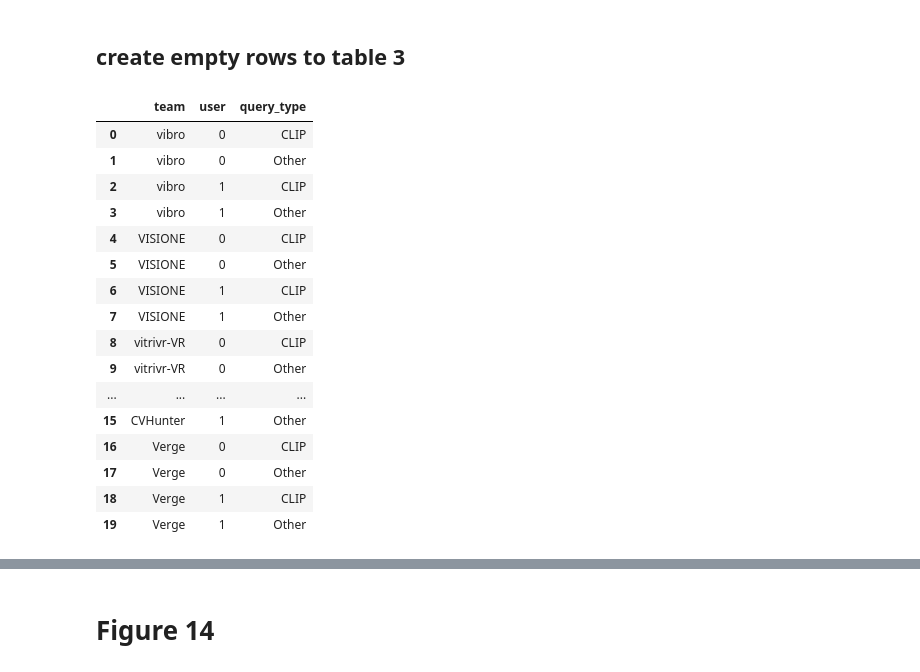
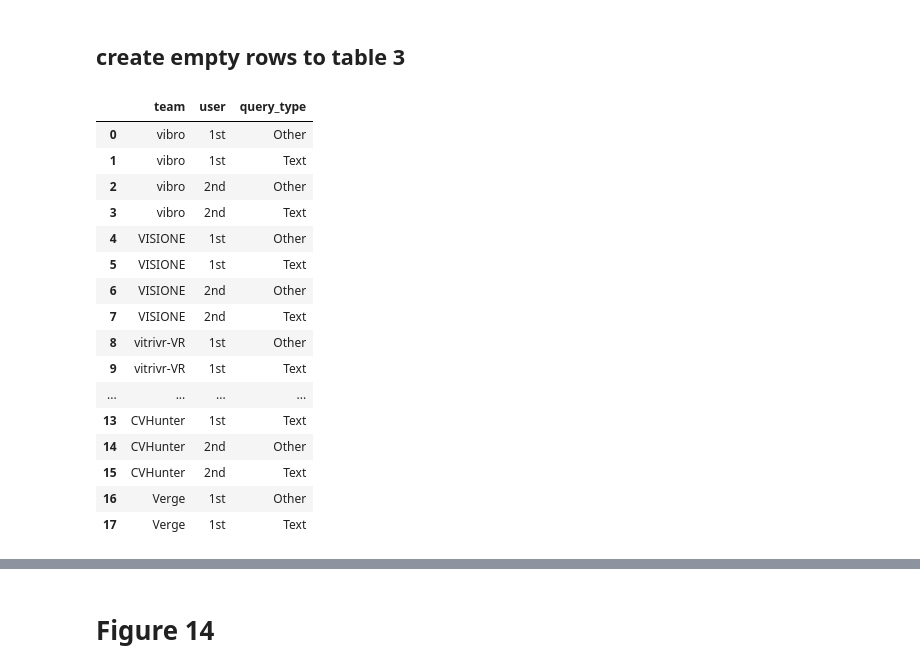
Before and after one commit to sauterl/VBS23-Post-Hoc-Analysis, a Jupyter notebook: src/python/notebooks/text_query_processing_2023.ipynb, the cells around one changed output, grey strips where cells are left out. Cells and saved outputs as stored; diff of their text form; code cells hidden in the pictures.

```diff
--- a/src/python/notebooks/text_query_processing_2023.ipynb
+++ b/src/python/notebooks/text_query_processing_2023.ipynb
@@ -48,13 +48,15 @@ dataset["task_type"] = "visual"
 dataset.loc[dataset.task.str.contains("kis-t"),"task_type"] = "textual"
 
 dataset["query_type"] = "Other"
-dataset.loc[dataset.is_joint_embedding_text_query, "query_type"] = "CLIP"
+dataset.loc[dataset.is_joint_embedding_text_query, "query_type"] = "Text"
 
 dataset["QueryLen"] = -1
 dataset["QueryWords"] = -1
 
-dataset.loc[dataset["query_type"]=="CLIP","QueryLen"] = dataset.loc[dataset["query_type"]=="CLIP","value"].str.len()
-dataset.loc[dataset["query_type"]=="CLIP","QueryWords"] = dataset.loc[dataset["query_type"]=="CLIP","value"].str.split().str.len()
+dataset.loc[dataset["query_type"]=="Text","QueryLen"] = dataset.loc[dataset["query_type"]=="Text","value"].str.len()
+dataset.loc[dataset["query_type"]=="Text","QueryWords"] = dataset.loc[dataset["query_type"]=="Text","value"].str.split().str.len()
+
+dataset['user'] = dataset['user'].replace(0, '1st').replace(1, '2nd')
 
 dataset.head()
 # %% [output]
@@ -128,6 +140,7 @@ meanQueryStats = dataset.groupby(["team","user","query_type"])[["QueryWords","Qu
 queryCount = dataset.groupby(["team", "user", "query_type", "timestamp"])['task'].count().reset_index()
 queryCount = queryCount.groupby(["team", "user", "query_type"]).count()
 queryCount = queryCount['task']
+queryUsage = ((queryCount / dataset.groupby(["team", "user"])['task'].count())*100).round(1)
 
 # construct table
 restrData = dataset
@@ -140,6 +153,7 @@ top200 = restrData.loc[restrData.rank_shot_margin_0 < 200].groupby(["team","user
 top500 = restrData.loc[restrData.rank_shot_margin_0 < 500].groupby(["team","user","query_type"]).count()["rank_shot_margin_0"]
 
 resTab1 = pd.DataFrame({"total queries":queryCount,
+                        "queries usage":queryUsage,
                         "words / query": 0,
                         "query length": 0,
                         "top5":(top5/queryCount*100).round(1),
@@ -197,5 +211,8 @@ tab3 = tab3.fillna(0)
 # Replace -1 with 0
 tab3 = tab3.replace(-1, 0)
 
-tab3[["total queries", "query / minute","words / query","query length","top10","top20","top50","top100","top200"]].round(2)
+# combine query count and usage columns
+tab3["usage"] = tab3["total queries"].astype(str) + ' (' + tab3["queries usage"].astype(int).astype(str) + '%)'
+
+tab3[["usage", "query / minute","words / query","query length","top10","top20","top50","top100","top200"]].round(2)
 # %% [output]
@@ -221,37 +238,40 @@ tab3[["total queries", "query / minute","words / query","query length","top10","
 # %%
 from itertools import product
 
 # Get unique values from each column
 utab = tab3.reset_index()
 unique_teams = utab['team'].unique()
 unique_users = utab['user'].unique()
 unique_query_types = utab['query_type'].unique()
 
 # Generate all combinations
 combinations = product(unique_teams, unique_users, unique_query_types)
 
 # Create a new DataFrame from combinations
 new_data = list(combinations)
 new_df = pd.DataFrame(new_data, columns=['team', 'user', 'query_type'])
+
+# Remove Verge second user
+new_df = new_df[~((new_df['team'] == "Verge") & (new_df['user'] == "2nd"))]
 new_df
 # %% [output]
 |  | team | user | query_type |
-| 0 | vibro | 0 | CLIP |
-| 1 | vibro | 0 | Other |
-| 2 | vibro | 1 | CLIP |
-| 3 | vibro | 1 | Other |
-| 4 | VISIONE | 0 | CLIP |
-| 5 | VISIONE | 0 | Other |
-| 6 | VISIONE | 1 | CLIP |
-| 7 | VISIONE | 1 | Other |
-| 8 | vitrivr-VR | 0 | CLIP |
-| 9 | vitrivr-VR | 0 | Other |
+| 0 | vibro | 1st | Other |
+| 1 | vibro | 1st | Text |
+| 2 | vibro | 2nd | Other |
+| 3 | vibro | 2nd | Text |
+| 4 | VISIONE | 1st | Other |
+| 5 | VISIONE | 1st | Text |
+| 6 | VISIONE | 2nd | Other |
+| 7 | VISIONE | 2nd | Text |
+| 8 | vitrivr-VR | 1st | Other |
+| 9 | vitrivr-VR | 1st | Text |
 | ... | ... | ... | ... |
-| 15 | CVHunter | 1 | Other |
-| 16 | Verge | 0 | CLIP |
-| 17 | Verge | 0 | Other |
-| 18 | Verge | 1 | CLIP |
-| 19 | Verge | 1 | Other |
+| 13 | CVHunter | 1st | Text |
+| 14 | CVHunter | 2nd | Other |
+| 15 | CVHunter | 2nd | Text |
+| 16 | Verge | 1st | Other |
+| 17 | Verge | 1st | Text |
 # %%
 tab3full = new_df.set_index(['team', 'user', 'query_type'])
 
```
Also changed, not shown: parts of 9 cells of this notebook, 1 other file.
